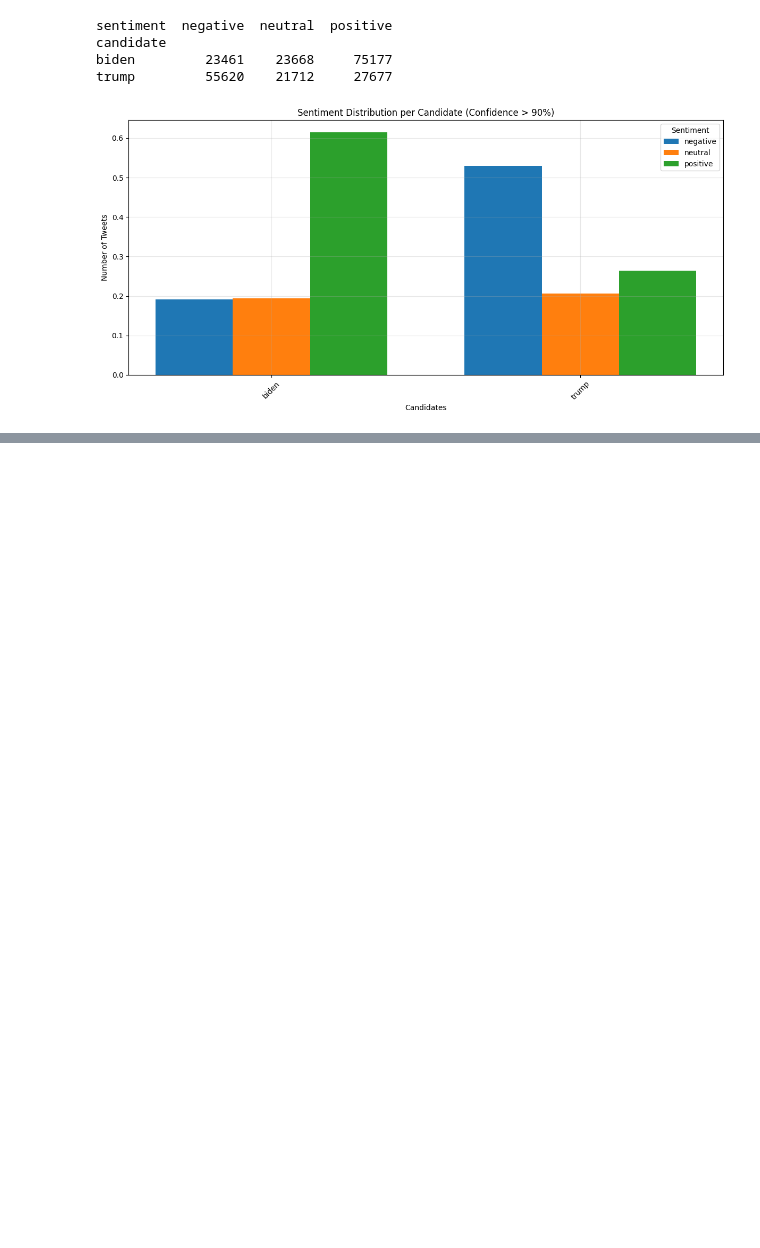
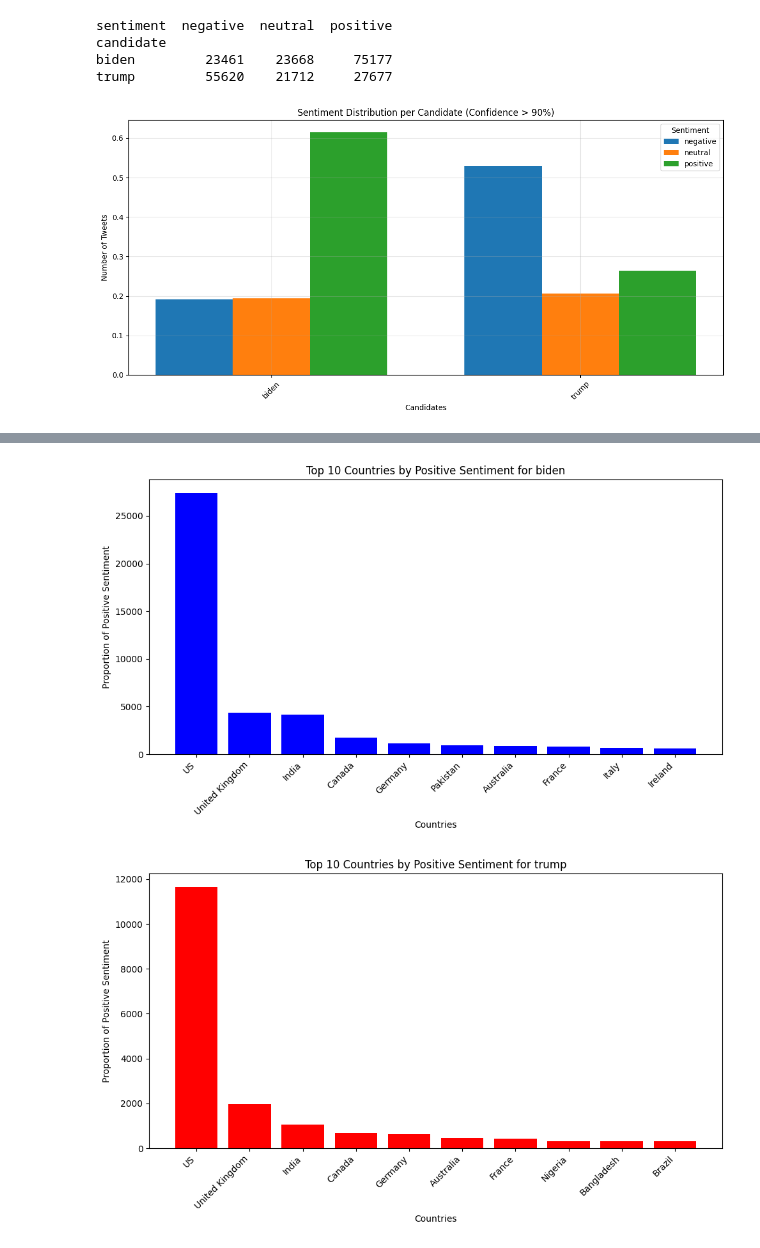
Before and after one commit to iamquantumis/capstone_project, a Jupyter notebook: election2020-prediction-roBERTa.ipynb, the cells around one changed output, grey strips where cells are left out. Drawn from its saved outputs; the diff is of its cells as text; code cells hidden in the pictures; blank space fills up the shorter version.

```diff
--- a/election2020-prediction-roBERTa.ipynb
+++ b/election2020-prediction-roBERTa.ipynb
@@ -998,0 +1004,6 @@ plt.show()
+# %%
+# Sentiment by candidate and location
+sentimentbyloc_counts = (tweetALL_sentiments[tweetALL_sentiments['sentiment_score'] > 0.80]
+                         .groupby(['candidate', 'country'])['sentiment']
+                         .value_counts()
+                         .unstack(fill_value=0))
@@ -998,0 +1030,8 @@ plt.show()
+# %%
+# Group by candidate and get top 10 countries
+top_countries_by_candidate = (sentimentbyloc_counts['positive']
+                            .groupby('candidate')
+                            .nlargest(10)
+                            .reset_index(level=1))  # level=1 keeps country
+
+print(top_countries_by_candidate)
@@ -998,0 +1056,27 @@ plt.show()
+# %%
+# Get data for each candidate
+biden_data = top_countries_by_candidate.loc['biden']
+trump_data = top_countries_by_candidate.loc['trump']
+
+# Plot for biden with blue bars
+plt.figure(figsize=(10, 6))
+plt.bar(biden_data.index, biden_data['positive'], color='blue')  # Blue for Biden
+plt.title('Top 10 Countries by Positive Sentiment for biden')
+plt.xlabel('Countries')
+plt.ylabel('Proportion of Positive Sentiment')
+plt.xticks(rotation=45, ha='right')
+plt.tight_layout()
+plt.show()
+
+# Plot for trump with red bars
+plt.figure(figsize=(10, 6))
+plt.bar(trump_data.index, trump_data['positive'], color='red')  # Red for Trump
+plt.title('Top 10 Countries by Positive Sentiment for trump')
+plt.xlabel('Countries')
+plt.ylabel('Proportion of Positive Sentiment')
+plt.xticks(rotation=45, ha='right')
+plt.tight_layout()
+plt.show()
+# %% [output]
+[figure, added]
+[figure, added]
```
Also changed, not shown: parts of 4 cells of this notebook.
